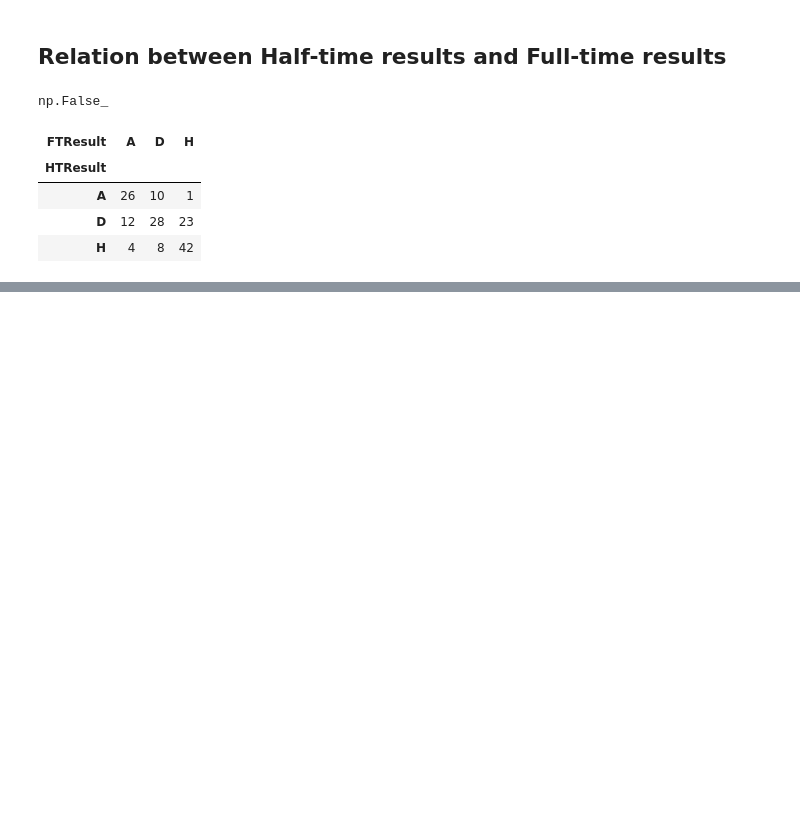
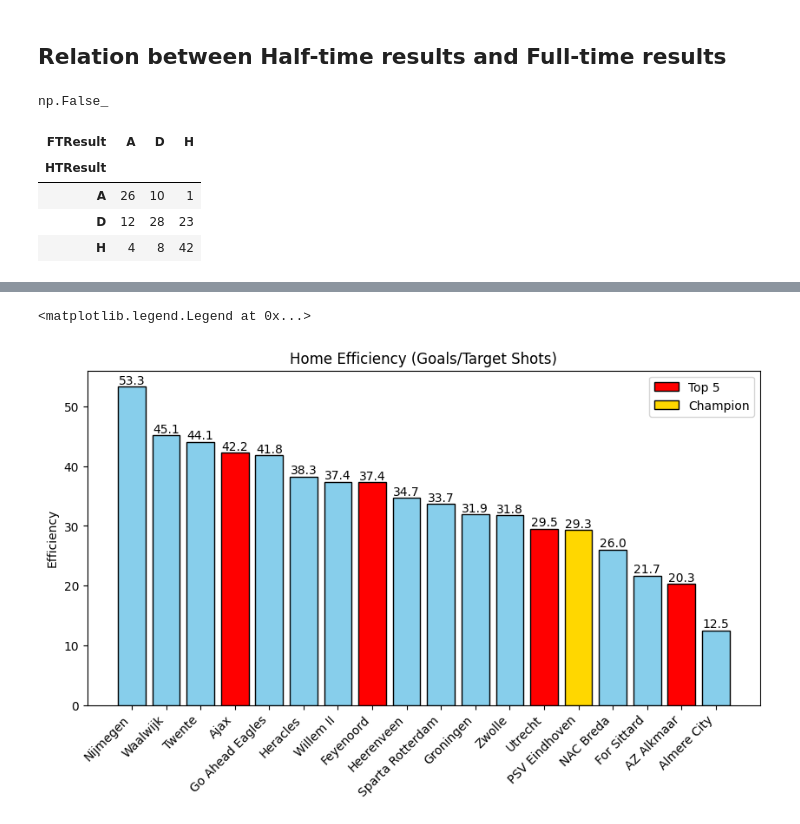
Before and after one commit to Dolfas/Football-Research, a Jupyter notebook: Rodolfo/Eredivisie.ipynb, the cells around one changed output, grey strips where cells are left out. Drawn from its saved outputs; the diff is of its cells as text; code cells hidden in the pictures; blank space fills up the shorter version.

```diff
--- a/Rodolfo/Eredivisie.ipynb
+++ b/Rodolfo/Eredivisie.ipynb
@@ -114,0 +122,4 @@ for i in range(len(ct_ft_hf_2025_normalized.columns)):
+# %%
+eredivisie_2025_shot_efficiency_dataframe = eredivisie_2025_dataframe[['HomeTeam','AwayTeam','FTResult','FTHome','FTAway','HomeShots','AwayShots','HomeTarget','AwayTarget']]
+eredivisie_2025_shot_efficiency_dataframe = eredivisie_2025_shot_efficiency_dataframe.reset_index(drop=True)
+eredivisie_2025_shot_efficiency_dataframe[:12]
@@ -114,0 +140,9 @@ for i in range(len(ct_ft_hf_2025_normalized.columns)):
+# %%
+#Creating dictionaries for all the teams in Eredivisie
+total_team_dictionary = {}
+home_team_dictionary = {}
+away_team_dictionary = {}
+for item in eredivisie_2025_shot_efficiency_dataframe['HomeTeam'].unique():
+    total_team_dictionary[item] = []
+    home_team_dictionary[item] = []
+    away_team_dictionary[item] = []
@@ -114,0 +182,31 @@ for i in range(len(ct_ft_hf_2025_normalized.columns)):
+# %%
+###Home Efficiency
+
+home_efficiency_list = []
+for item in home_team_dictionary:
+    home_efficiency_list.append({"Team": item, "Efficiency": np.mean(home_team_dictionary[item])})
+
+
+home_efficiency_dataframe = pd.DataFrame(home_efficiency_list)
+sorted_df = home_efficiency_dataframe.sort_values(by='Efficiency', ascending=False)
+fig, ax = plt.subplots(figsize=(10, 5))
+
+#Setting up the colors
+colors = ['skyblue','skyblue','skyblue','red','skyblue','skyblue','skyblue','red','skyblue','skyblue','skyblue','skyblue','red','gold','skyblue','skyblue','red','skyblue']
+
+
+bar_container = ax.bar(sorted_df['Team'], sorted_df['Efficiency']*100, color=colors,edgecolor='black')
+ax.set(ylabel='Efficiency', title='Home Efficiency (Goals/Target Shots)')
+ax.bar_label(bar_container, fmt='{:,.1f}')
+ax.set_xticks(range(len(sorted_df['Team'])),labels=sorted_df['Team'],rotation=45, ha='right')
+#ax.grid(True)
+
+legend_elements = [
+    Patch(facecolor='red', edgecolor='black', label='Top 5'),
+    Patch(facecolor='gold', edgecolor='black', label='Champion')
+]
+
+ax.legend(handles=legend_elements)
+# %% [output]
+<matplotlib.legend.Legend at 0x...>
+[figure, added]
```
Also changed, not shown: parts of 10 cells of this notebook.
